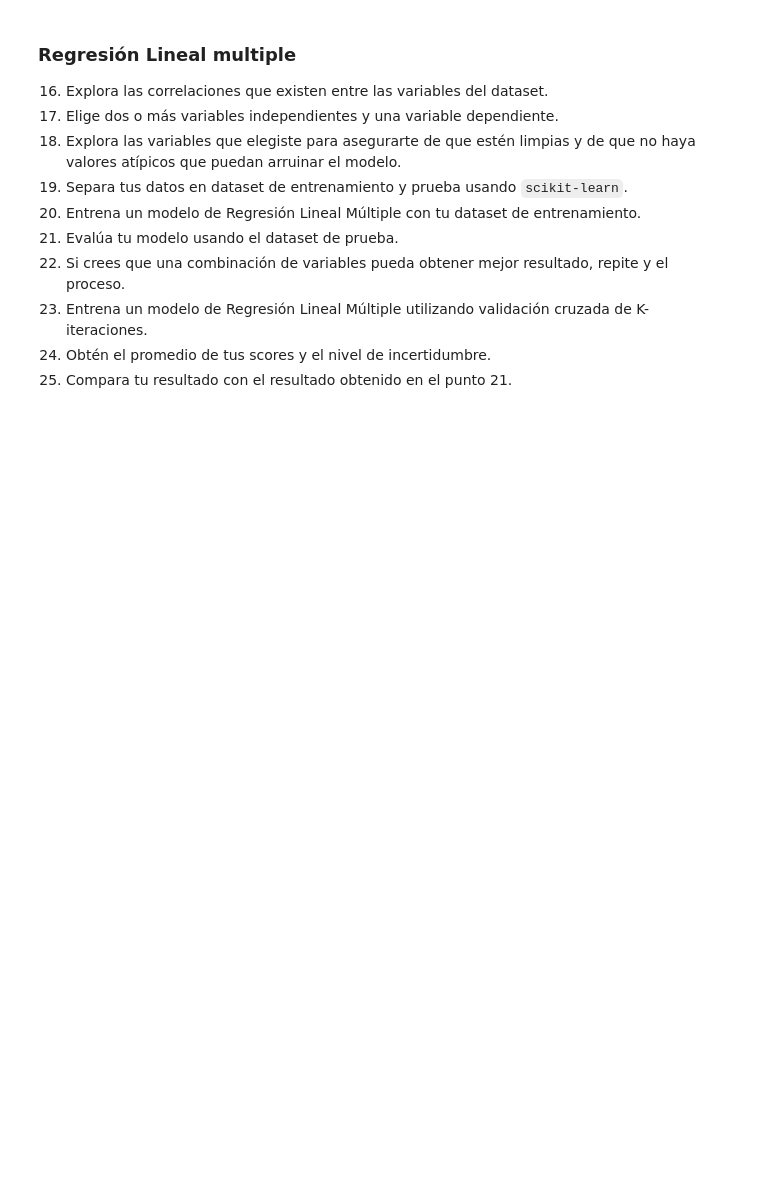
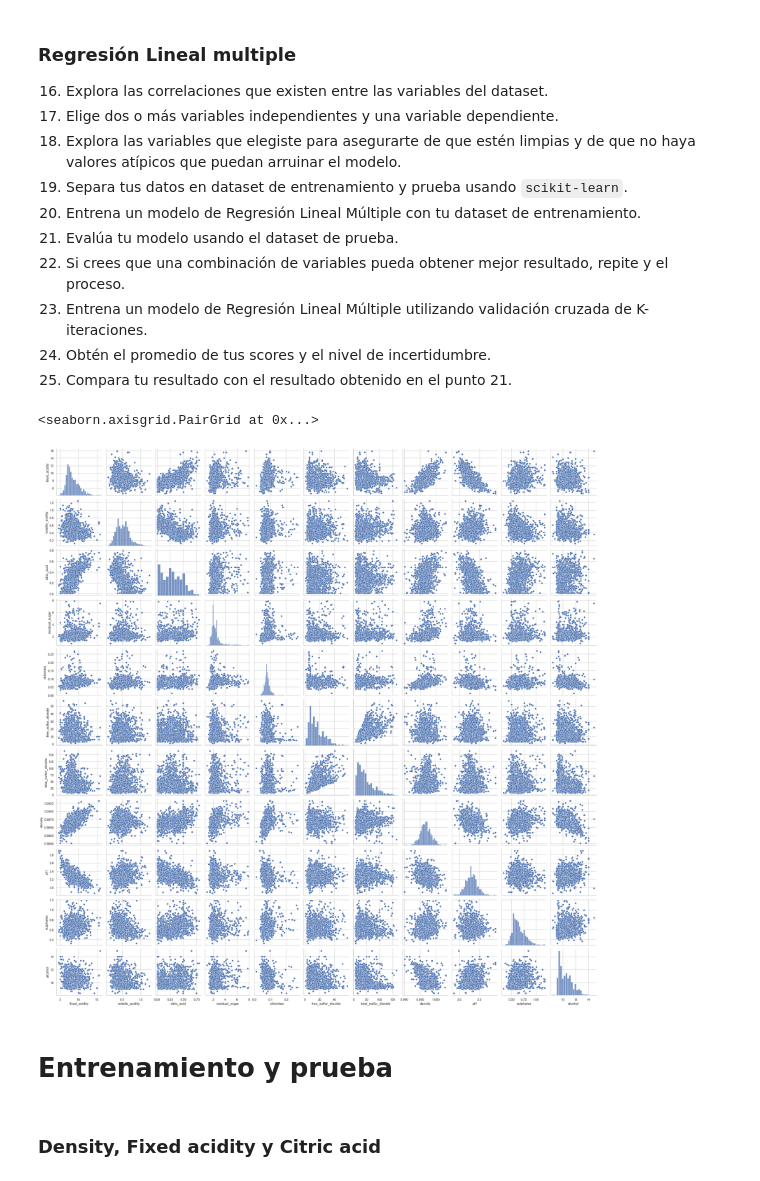
Before and after one commit to luislerma5593/Data_Analysis, a Jupyter notebook: 4. Análisis de datos con Python/5. Distribuciones muestrales y técnicas de evaluación de modelos/Mini Proyecto.ipynb, the cells around one changed output. Saved outputs shown, nothing was run; the diff lists cells and outputs as text; code cells hidden in the pictures; blank space fills up the shorter version.

```diff
--- a/4. Análisis de datos con Python/5. Distribuciones muestrales y técnicas de evaluación de modelos/Mini Proyecto.ipynb
+++ b/4. Análisis de datos con Python/5. Distribuciones muestrales y técnicas de evaluación de modelos/Mini Proyecto.ipynb
@@ -241,3 +241,12 @@ print(kurtosis(serie_means3), " - ", skew(serie_means3),  " - ", serie_means3.ma
 23. Entrena un modelo de Regresión Lineal Múltiple utilizando validación cruzada de K-iteraciones.
 24. Obtén el promedio de tus scores y el nivel de incertidumbre.
 25. Compara tu resultado con el resultado obtenido en el punto 21.
+# %%
+sns.pairplot(df)
+# %% [output]
+<seaborn.axisgrid.PairGrid at 0x...>
+[figure, added]
+# %% [markdown]
+# Entrenamiento y prueba
+# %% [markdown]
+### Density, Fixed acidity y Citric acid
```
Also changed, not shown: parts of 23 cells of this notebook.
